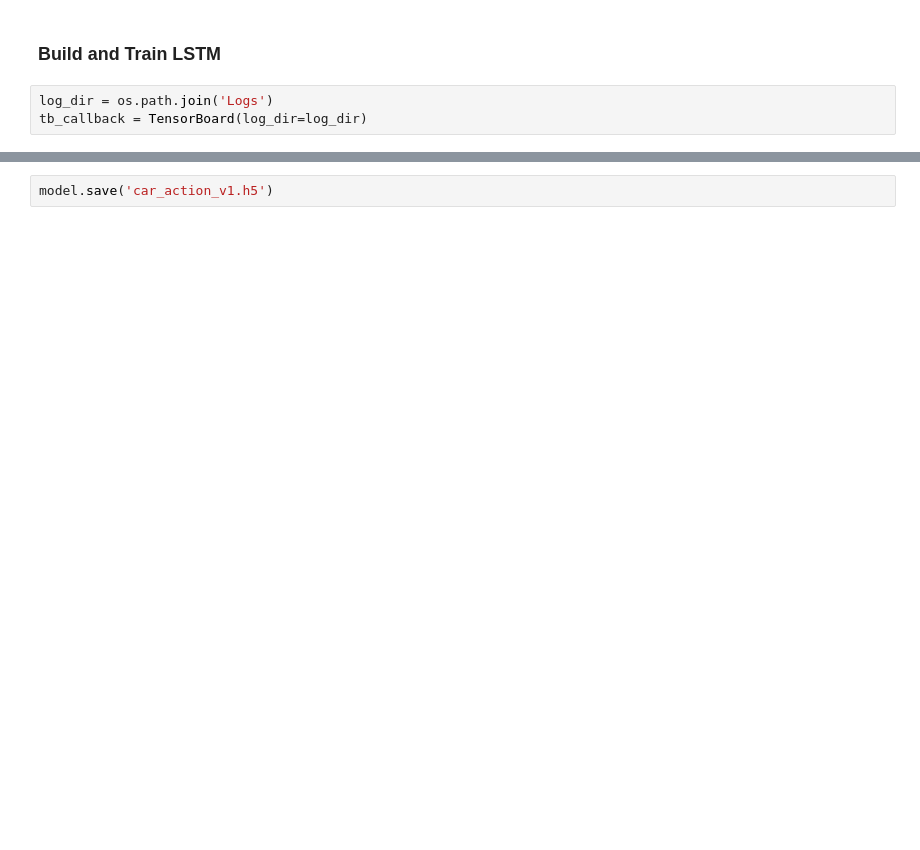
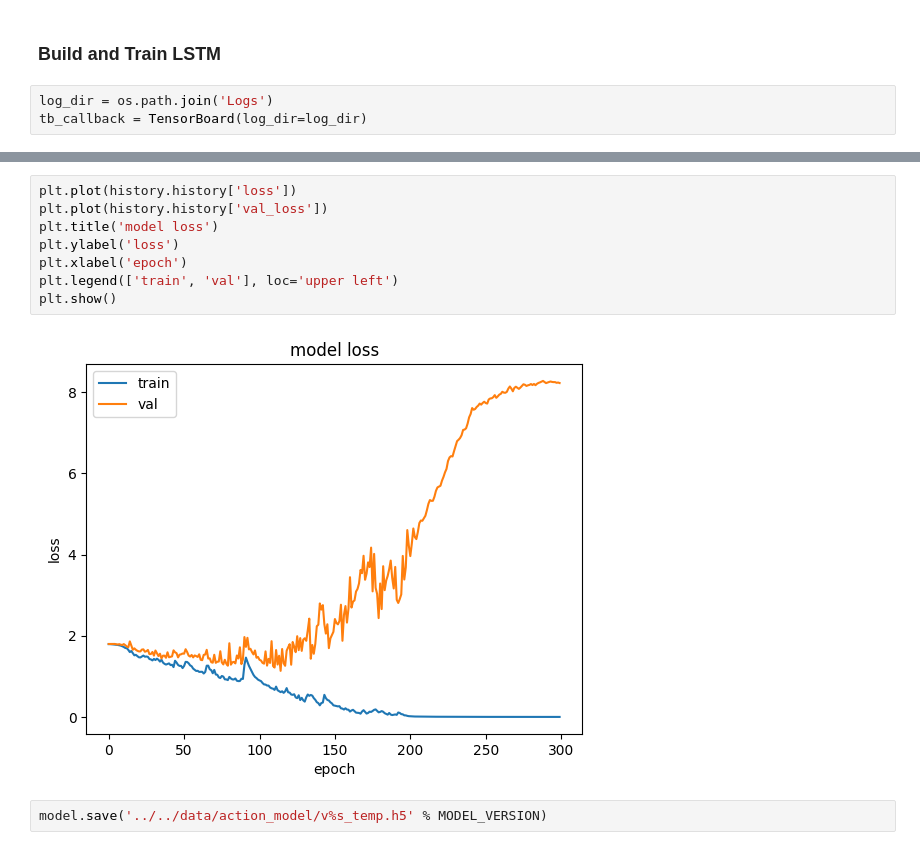
Before and after one commit to jeuchi/M202A, a Jupyter notebook: software/ml/train_car_action.ipynb, the cells around one changed output, grey strips where cells are left out. Cells and saved outputs as stored; diff of their text form; blank space fills up the shorter version.

```diff
--- a/software/ml/train_car_action.ipynb
+++ b/software/ml/train_car_action.ipynb
@@ -227,2 +297,12 @@ accuracy_score(ytrue, yhat)
+# %%
+plt.plot(history.history['loss'])
+plt.plot(history.history['val_loss'])
+plt.title('model loss')
+plt.ylabel('loss')
+plt.xlabel('epoch')
+plt.legend(['train', 'val'], loc='upper left')
+plt.show()
+# %% [output]
+[figure, added]
 # %%
-model.save('car_action_v1.h5')
+model.save('../../data/action_model/v%s_temp.h5' % MODEL_VERSION)
```
Also changed, not shown: parts of 34 cells of this notebook, 8 other files.
